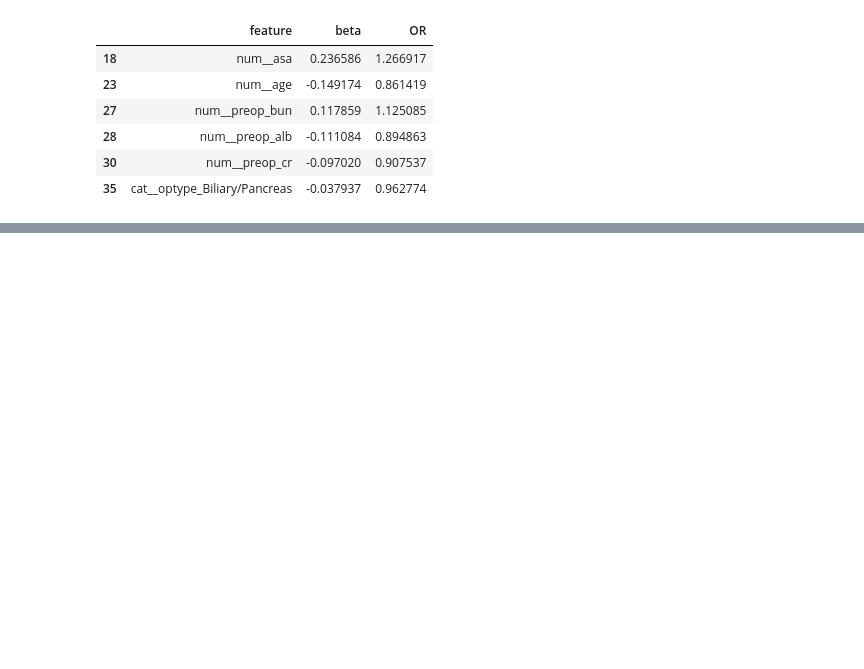
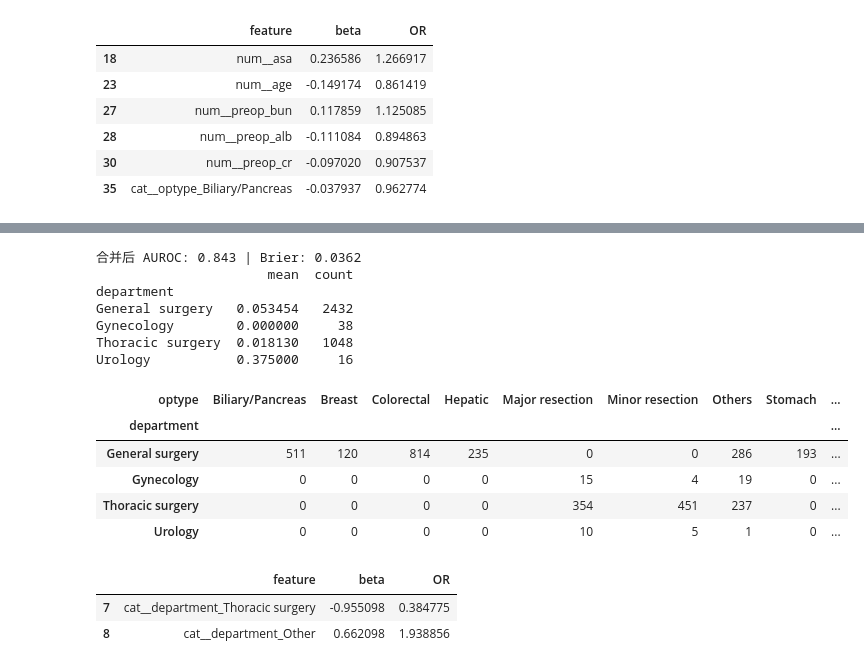
Before and after one commit to zhendai123/postop-aki-vitaldb, a Jupyter notebook: 01_vitaldb_explore.ipynb, the cells around one changed output, grey strips where cells are left out. Drawn from its saved outputs; the diff is of its cells as text; code cells hidden in the pictures; blank space fills up the shorter version.

```diff
--- a/01_vitaldb_explore.ipynb
+++ b/01_vitaldb_explore.ipynb
@@ -769,0 +848,52 @@ coef_tbl[coef_tbl['feature'].str.contains('cr|age|alb|bun|asa', regex=True)]
+# %%
+# 合并小科室（38+16=54例，6事件 → 合并为 Other 后系数会回归合理区间）
+d2 = d.copy()
+d2['department'] = d2['department'].replace({'Gynecology': 'Other', 'Urology': 'Other'})
+
+X2 = d2[num_vars + cat_vars]
+y2 = d2['aki']
+Xtr2, Xte2, ytr2, yte2 = train_test_split(X2, y2, test_size=0.3, random_state=42, stratify=y2)
+
+lr3 = Pipeline([('pre', pre2),
+                ('m', LogisticRegressionCV(Cs=20, cv=5, scoring='roc_auc',
+                                           max_iter=3000, random_state=42))])
+lr3.fit(Xtr2, ytr2)
+p3 = lr3.predict_proba(Xte2)[:, 1]
+print('合并后 AUROC:', round(roc_auc_score(yte2, p3), 3),
+      '| Brier:', round(brier_score_loss(yte2, p3), 4))
+
+feat3 = lr3.named_steps['pre'].get_feature_names_out()
+coef3 = lr3.named_steps['m'].coef_[0]
+coef_tbl3 = (pd.DataFrame({'feature': feat3, 'beta': coef3})
+             .assign(OR=lambda x: np.exp(x['beta']),
+                     abs_beta=lambda x: x['beta'].abs())
+             .sort_values('abs_beta', ascending=False)
+             .drop(columns='abs_beta').reset_index(drop=True))
+coef_tbl3.head(15)cd D:\akiml_project
+copy D:\akiml_data\vitaldb\01_vitaldb_explore.ipynb .\01_vitaldb_explore.ipynb
+git add .
+git commit -m "final: rare-category merge, AUROC 0.843 held, Table-2 category rule locked"coef_tbl3[coef_tbl3['feature'].str.contains('department', regex=True)]# 1) 各科室的粗AKI率与样本量
+print(model_df.groupby('department')['aki'].agg(['mean', 'count']))
+
+# 2) 科室×术式 交叉表（看妇科和乳腺手术是否重叠、单元格多小）
+pd.crosstab(model_df['department'], model_df['optype'])
+# %% [output]
+合并后 AUROC: 0.843 | Brier: 0.0362
+                      mean  count
+department
+General surgery   0.053454   2432
+Gynecology        0.000000     38
+Thoracic surgery  0.018130   1048
+Urology           0.375000     16
+| optype | Biliary/Pancreas | Breast | Colorectal | Hepatic | Major resection | Minor resection | Others | Stomach | ... |
+| department |  |  |  |  |  |  |  |  | ... |
+| General surgery | 511 | 120 | 814 | 235 | 0 | 0 | 286 | 193 | ... |
+| Gynecology | 0 | 0 | 0 | 0 | 15 | 4 | 19 | 0 | ... |
+| Thoracic surgery | 0 | 0 | 0 | 0 | 354 | 451 | 237 | 0 | ... |
+| Urology | 0 | 0 | 0 | 0 | 10 | 5 | 1 | 0 | ... |
+# %%
+coef_tbl3[coef_tbl3['feature'].str.contains('department', regex=True)]
+# %% [output]
+|  | feature | beta | OR |
+| 7 | cat__department_Thoracic surgery | -0.955098 | 0.384775 |
+| 8 | cat__department_Other | 0.662098 | 1.938856 |
```
Also changed, not shown: parts of 4 cells of this notebook.
